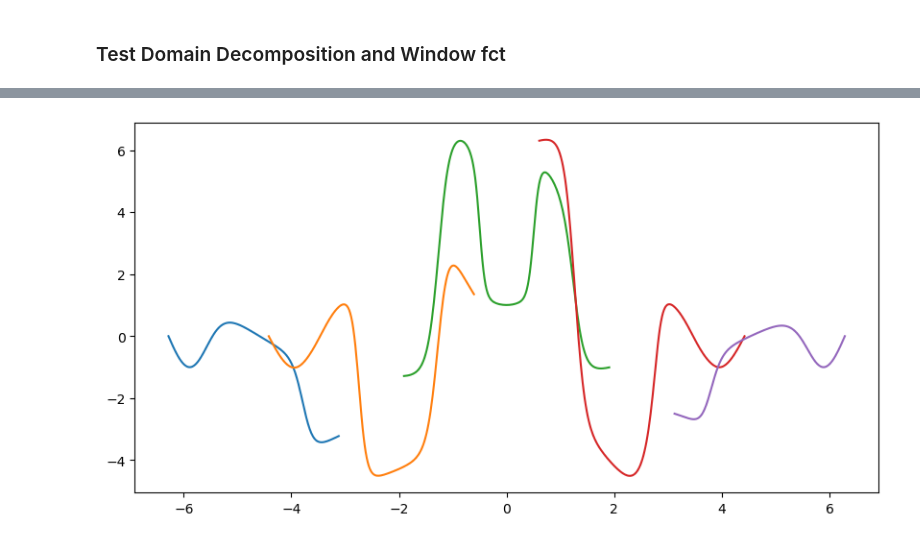
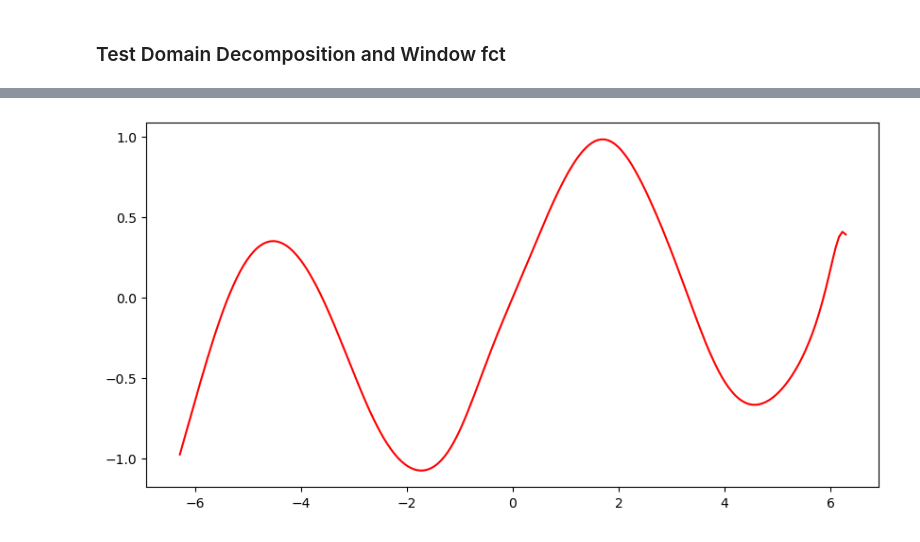
Before and after one commit to guglielmopacifico/DeepLearning, a Jupyter notebook: Task_B/test.ipynb, the cells around one changed output, grey strips where cells are left out. Saved outputs shown, nothing was run; the diff lists cells and outputs as text; code cells hidden in the pictures.

```diff
--- a/Task_B/test.ipynb
+++ b/Task_B/test.ipynb
@@ -27,7 +29,7 @@ plt.legend()
 [figure]
 # %%
 num_points = 200
-n_epochs = 1000
+n_epochs = 10000
 optimizer_ADAM = optim.Adam(model.parameters(),
                             lr=float(0.001))
 history = model.fit(num_points, optimizer_ADAM, n_epochs, verbose=False)
@@ -45,8 +47,9 @@ model.eval()
 u_exact = model.exact_solution(x_test)
 # Approximate the solution with the NN building the ansatz
 # u_approx = torch.tanh(model.w * model.normalize_input(x_test)) * model.unnormalize_output( model( model.normalize_input( x_test)) )
-u_approx = torch.tanh(model.w * x_test) * model.unnormalize_output( model( model.normalize_input( x_test)) )
-
+u_approx = torch.tanh(model.w * model.normalize_input(x_test)) * model.unnormalize_output( model( model.normalize_input( x_test)) )
+u_approx = model.normalize_output(u_approx)
+# u_approx = model(x_test)
 
 fig = plt.figure(figsize=(10, 5))
 plt.plot(x_test.cpu().detach().numpy(), u_approx.cpu().detach().numpy(), label='Approx')
@@ -122,8 +125,8 @@ tensor([-1.0000, -0.7143, -0.4286, -0.1429,  0.1429,  0.4286,  0.7143,  1.0000])
 # Parameters
 domain = [-2*torch.pi, 2*torch.pi]
 w = 1
-n_subdomains = 5
-overlap = 1.3
+n_subdomains = 1
+overlap = 0
 sigma = 0.1
 n_hidden_layers = 2
 neurons = 16
@@ -164,7 +167,7 @@ for i in range(fbpinn.n_subdomains):
 # %%
 # Train the FBPINN
 num_points = 200
-n_epochs = 50000
+n_epochs = 5000
 
 history = fbpinn.fit(num_points, n_epochs, verbose=False)
 
@@ -178,23 +181,35 @@ Final loss:  1.5510515368077904e-05      Training_time:  2  min  32  s
 # %%
 # Plot the approximation
 # fig, axes = plt.subplots(2, 3, figsize=(15, 10))
 fig = plt.figure(figsize=(10, 5))
+
+color_list = ['red', 'blue', 'green', 'orange', 'purple']
 
 for i in range(fbpinn.n_subdomains):
     subdomain_i = fbpinn.subdomains[i]
     NN_i = fbpinn.neural_networks[i]
     NN_i.eval()
 
     x_test = torch.linspace(subdomain_i[0], subdomain_i[1], num_points, dtype=torch.float32, device=DEVICE).reshape(-1, 1)
 
     # u_exact = NN_i.exact_solution(x_test)
-    u_approx = fbpinn(x_test)
+    u_approx = torch.tanh(fbpinn.w * x_test) * fbpinn(x_test)
+    # u_approx = fbpinn(x_test)
+    plt.plot(x_test.cpu().detach().numpy(), u_approx.cpu().detach().numpy(), label=f'Approx {i}', color=color_list[i])
 
-    plt.plot(x_test.cpu().detach().numpy(), u_approx.cpu().detach().numpy(), label=f'Approx {i}')
+    # # Plot the subdomain
+    # x = np.linspace(subdomains[i][0], subdomains[i][1], 100)
+    # y = np.full(100, -8+i%2)
+    # plt.plot(x, y, linewidth=2, color=color_list[i])
+
+    # # Plot the window function
+    # x = np.linspace(domain[0], domain[1], 1000)
+    # plt.plot(x, window_fct[i]-6, linewidth=2, color=color_list[i])
+
     # axes[(i//3), (i%3)].plot(x_test.cpu().detach().numpy(), u_exact.cpu().detach().numpy(), label='Exact')
     # axes[(i//3), (i%3)].plot(x_test.cpu().detach().numpy(), u_approx.cpu().detach().numpy(), label='Approx')
 
     # axes[(i//3), (i%3)].set_title(f'Subdomain {i}')
     # axes[(i//3), (i%3)].legend()
 # %% [output]
-[figure, old version]
+[figure, new version]
```
Also changed, not shown: parts of 6 cells of this notebook, 1 other file.
